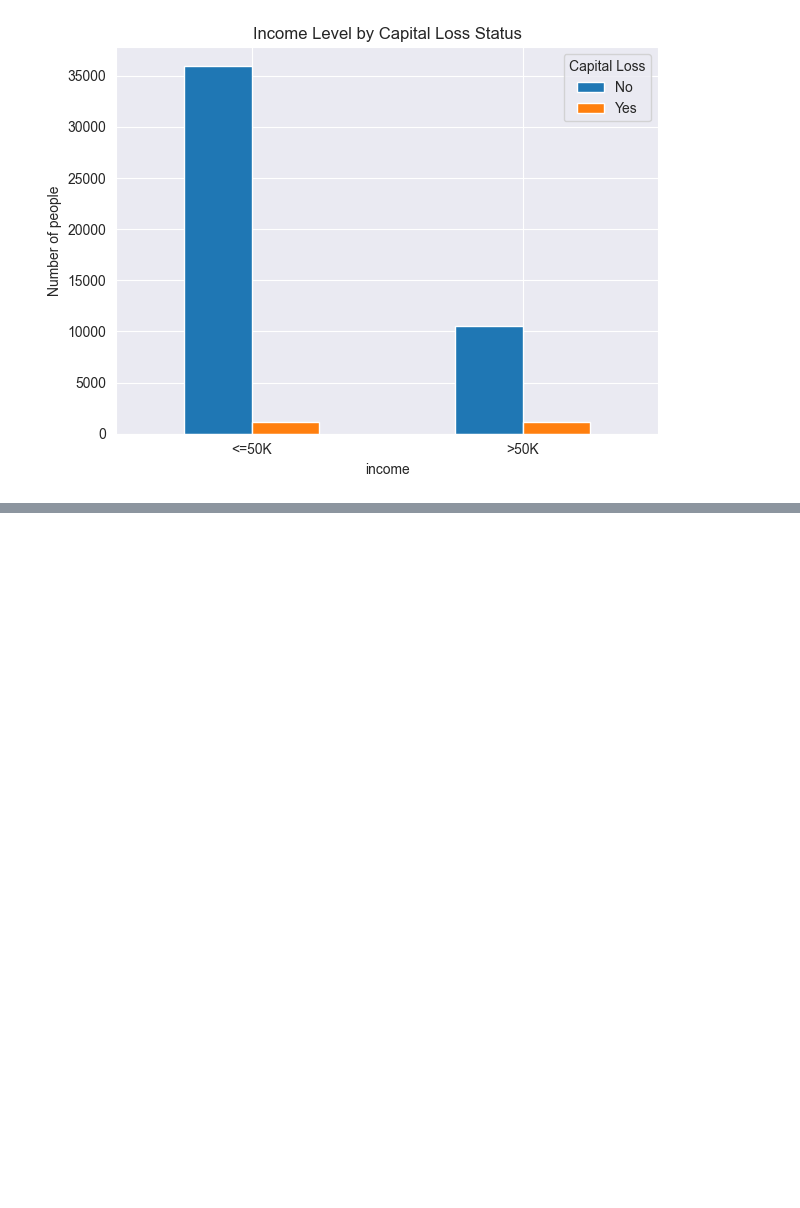
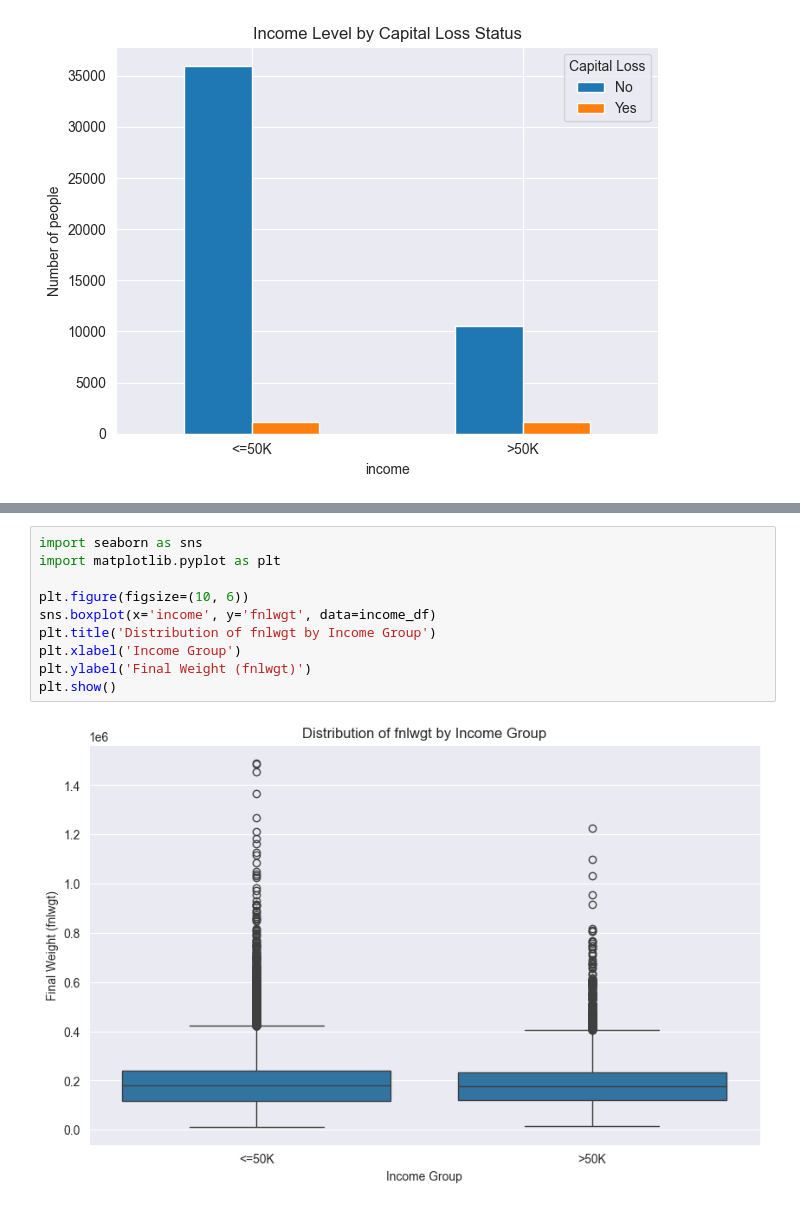
Before and after one commit to eglantinc/income-prediction, a Jupyter notebook: notebook.ipynb, the cells around one changed output, grey strips where cells are left out. Saved outputs shown, nothing was run; the diff lists cells and outputs as text; blank space fills up the shorter version.

```diff
--- a/notebook.ipynb
+++ b/notebook.ipynb
@@ -1002,0 +1127,12 @@ plt.show()
+# %%
+import seaborn as sns
+import matplotlib.pyplot as plt
+
+plt.figure(figsize=(10, 6))
+sns.boxplot(x='income', y='fnlwgt', data=income_df)
+plt.title('Distribution of fnlwgt by Income Group')
+plt.xlabel('Income Group')
+plt.ylabel('Final Weight (fnlwgt)')
+plt.show()
+# %% [output]
+[figure, added]
```
Also changed, not shown: parts of 32 cells of this notebook.
